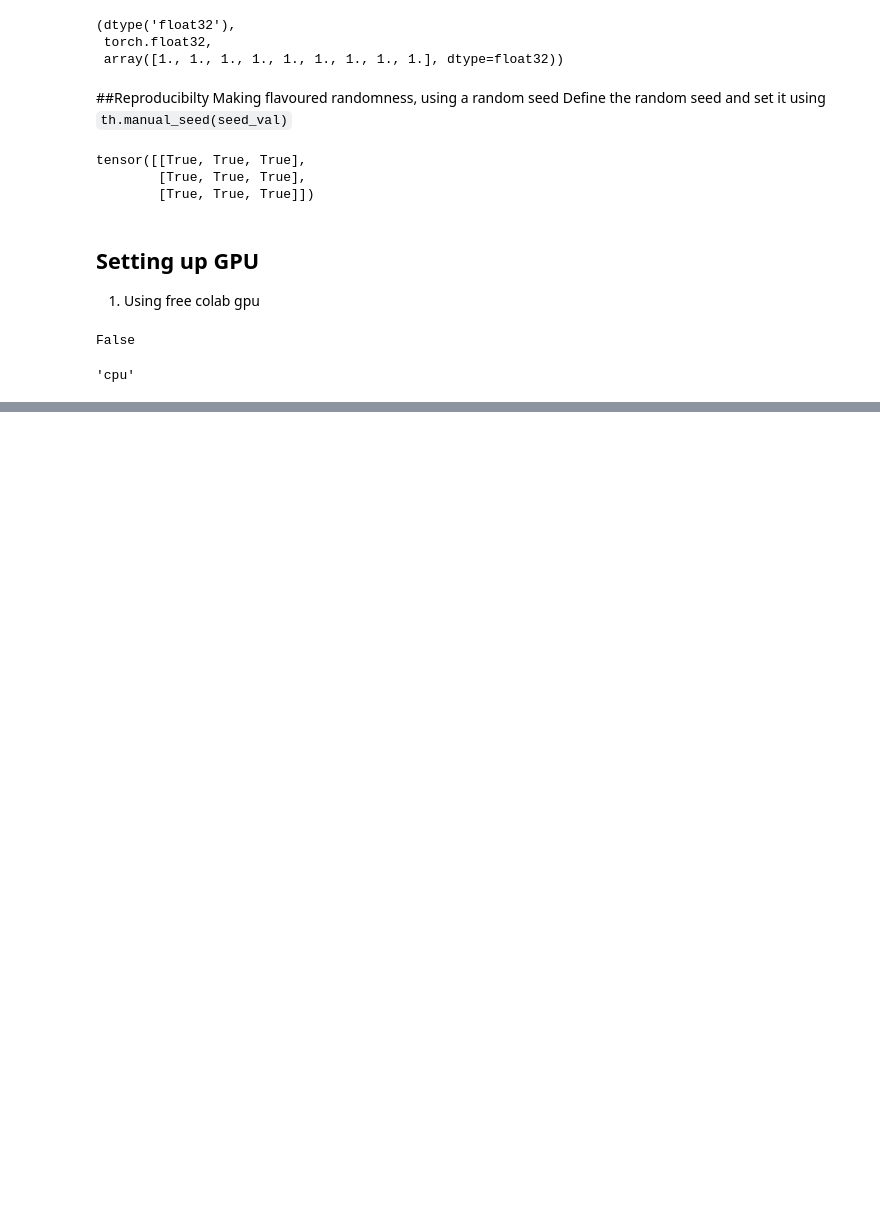
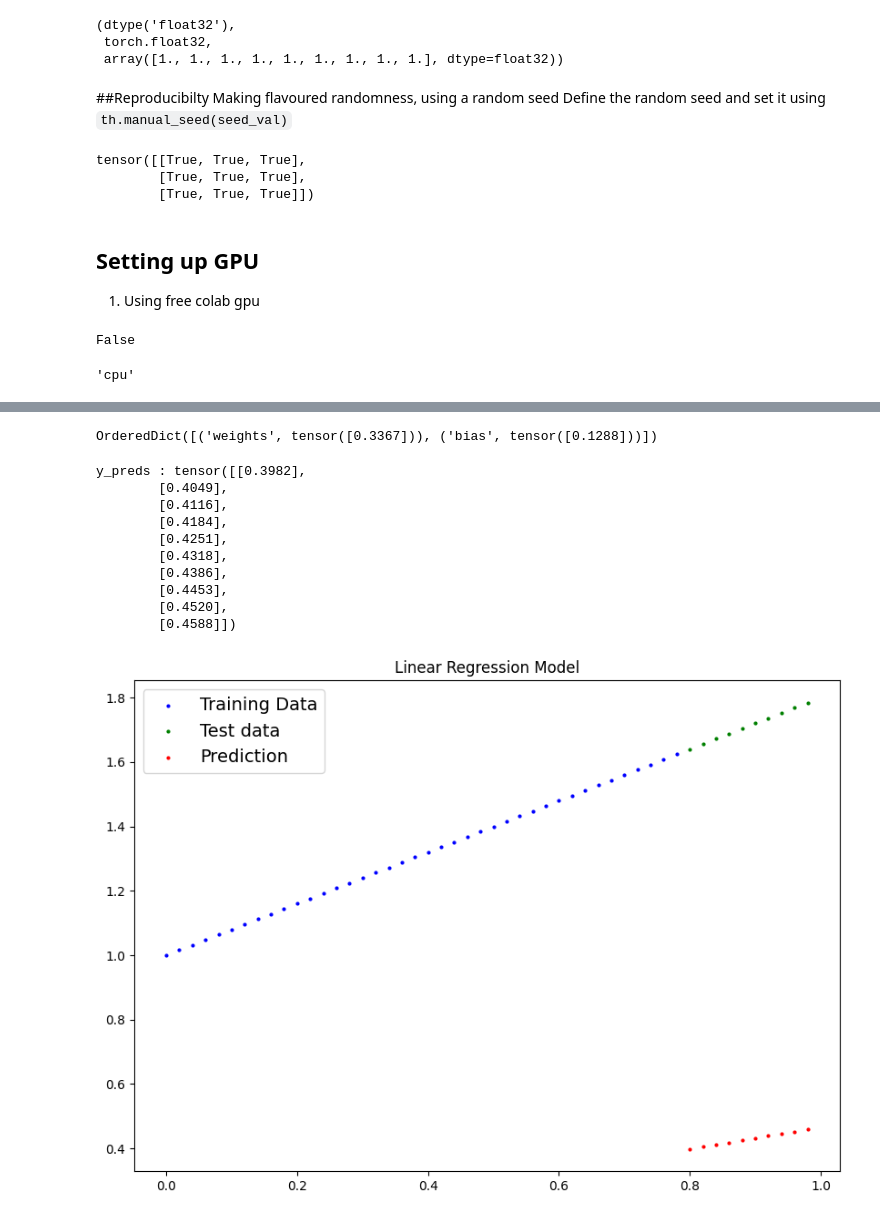
Before and after one commit to vanshdhar999/Pytorch-Intro, a Jupyter notebook: Pytorch101.ipynb, the cells around one changed output, grey strips where cells are left out. Cells and saved outputs as stored; diff of their text form; code cells hidden in the pictures; blank space fills up the shorter version.

```diff
--- a/Pytorch101.ipynb
+++ b/Pytorch101.ipynb
@@ -310,0 +395,14 @@ device
+# %%
+# Building the class for our linear regression model
+
+class LinearRegressionModel(nn.Module):
+
+  def __init__(self):
+    super().__init__() ## Inherit the methods of the superclass
+    self.weights = nn.Parameter(th.randn(1, requires_grad=True, dtype=th.float))
+    self.bias = nn.Parameter(th.randn(1, requires_grad=True, dtype=th.float))
+
+  ## Define the forward method
+
+  def forward(self, x: th.Tensor) -> th.Tensor:
+    return self.weights * x + self.bias
@@ -310,0 +416,29 @@ device
+# %%
+th.manual_seed(42)
+linear_model = LinearRegressionModel()
+linear_model.state_dict()
+## Check the model parameter with the help of  `.parameters()`
+# %% [output]
+OrderedDict([('weights', tensor([0.3367])), ('bias', tensor([0.1288]))])
+# %%
+## Making predictions with the model
+## Using th.inference_model context manager
+
+##Context Manager
+with th.inference_mode():
+  y_preds = linear_model(X_test)
+
+print(f'y_preds : {y_preds}')
+plot_predictions(X_train, y_train, X_test, y_test, y_preds)
+# %% [output]
+y_preds : tensor([[0.3982],
+        [0.4049],
+        [0.4116],
+        [0.4184],
+        [0.4251],
+        [0.4318],
+        [0.4386],
+        [0.4453],
+        [0.4520],
+        [0.4588]])
+[figure, added]
```
Also changed, not shown: parts of 26 cells of this notebook.
